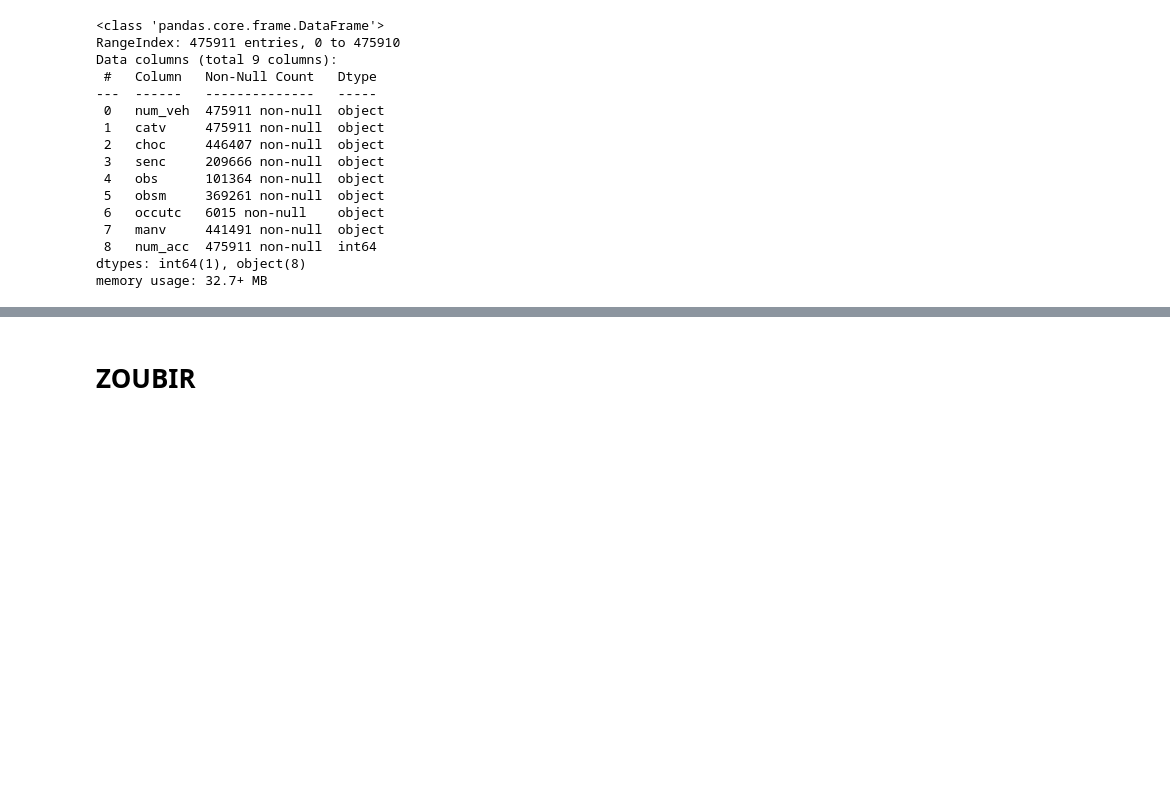
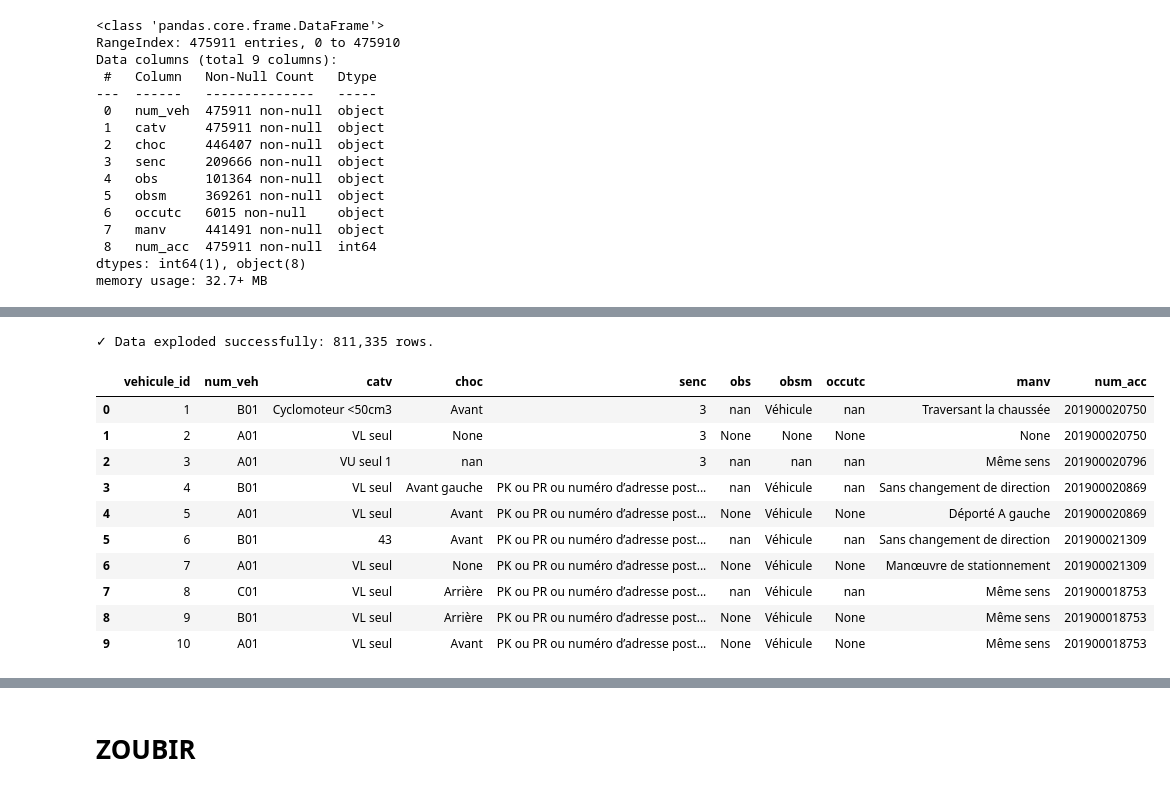
Before and after one commit to LounesAbd/Projet-1-Simplon-Data-Engineer-2025---Mighty-Mosquitoes, a Jupyter notebook: etl/etl_accidents.ipynb, the cells around one changed output, grey strips where cells are left out. Cells and saved outputs as stored; diff of their text form; code cells hidden in the pictures; blank space fills up the shorter version.

```diff
--- a/etl/etl_accidents.ipynb
+++ b/etl/etl_accidents.ipynb
@@ -647,0 +658,7 @@ memory usage: 32.7+ MB
+# %%
+# Transformer les colonnes qui contiennent plusieurs valeurs séparées par des virgules en listes
+veh_cols = ['num_veh', 'catv', 'choc', 'senc', 'obs', 'obsm', 'occutc', 'manv']
+for col in veh_cols:
+    df_vehicules[col] = df_vehicules[col].astype(str).apply(lambda x: x.split(',') if ',' in x else [x])
+
+df_vehicules.head(20)
@@ -647,0 +701,16 @@ memory usage: 32.7+ MB
+# %%
+from itertools import zip_longest
+
+def pad_lists(row):
+    max_len = row['max_length']
+    for col in veh_cols:
+        vals = row[col] if isinstance(row[col], list) else [row[col]]
+        row[col] = (vals + [None] * (max_len - len(vals)))[:max_len]
+    return row
+
+df_vehicules = df_vehicules.apply(pad_lists, axis=1)
+# %%
+# Retirer les colonnes nunique et max
+df_vehicules = df_vehicules.drop(columns=['nunique_lengths', 'max_length'])
+
+df_vehicules.head(10)
@@ -647,0 +729,31 @@ memory usage: 32.7+ MB
+# %%
+# Make a copy to avoid modifying the original
+df_veh_exploded = df_vehicules.copy()
+
+# 🚀 Explode all list-type columns together (they all have equal-length lists now)
+df_veh_exploded = df_veh_exploded.explode(veh_cols, ignore_index=True)
+
+print(f"✓ Data exploded successfully: {len(df_veh_exploded):,} rows.")
+
+# Ajout d'un identifiant unique pour chaque véhicule
+df_veh_exploded = df_veh_exploded.reset_index(drop=True)
+df_veh_exploded["vehicule_id"] = df_veh_exploded.index + 1
+
+# Réorganisation des colonnes pour mettre l'id en premier
+cols = ["vehicule_id"] + [c for c in df_veh_exploded.columns if c != "vehicule_id"]
+df_veh_exploded = df_veh_exploded[cols]
+
+df_veh_exploded.head(10)
+# %% [output]
+✓ Data exploded successfully: 811,335 rows.
+|  | vehicule_id | num_veh | catv | choc | senc | obs | obsm | occutc | manv | num_acc |
+| 0 | 1 | B01 | Cyclomoteur <50cm3 | Avant | 3 | nan | Véhicule | nan | Traversant la chaussée | 201900020750 |
+| 1 | 2 | A01 | VL seul | None | 3 | None | None | None | None | 201900020750 |
+| 2 | 3 | A01 | VU seul 1 | nan | 3 | nan | nan | nan | Même sens | 201900020796 |
+| 3 | 4 | B01 | VL seul | Avant gauche | PK ou PR ou numéro d’adresse post... | nan | Véhicule | nan | Sans changement de direction | 201900020869 |
+| 4 | 5 | A01 | VL seul | Avant | PK ou PR ou numéro d’adresse post... | None | Véhicule | None | Déporté A gauche | 201900020869 |
+| 5 | 6 | B01 | 43 | Avant | PK ou PR ou numéro d’adresse post... | nan | Véhicule | nan | Sans changement de direction | 201900021309 |
+| 6 | 7 | A01 | VL seul | None | PK ou PR ou numéro d’adresse post... | None | Véhicule | None | Manœuvre de stationnement | 201900021309 |
+| 7 | 8 | C01 | VL seul | Arrière | PK ou PR ou numéro d’adresse post... | nan | Véhicule | nan | Même sens | 201900018753 |
+| 8 | 9 | B01 | VL seul | Arrière | PK ou PR ou numéro d’adresse post... | None | Véhicule | None | Même sens | 201900018753 |
+| 9 | 10 | A01 | VL seul | Avant | PK ou PR ou numéro d’adresse post... | None | Véhicule | None | Même sens | 201900018753 |
```
Also changed, not shown: parts of 23 cells of this notebook.
